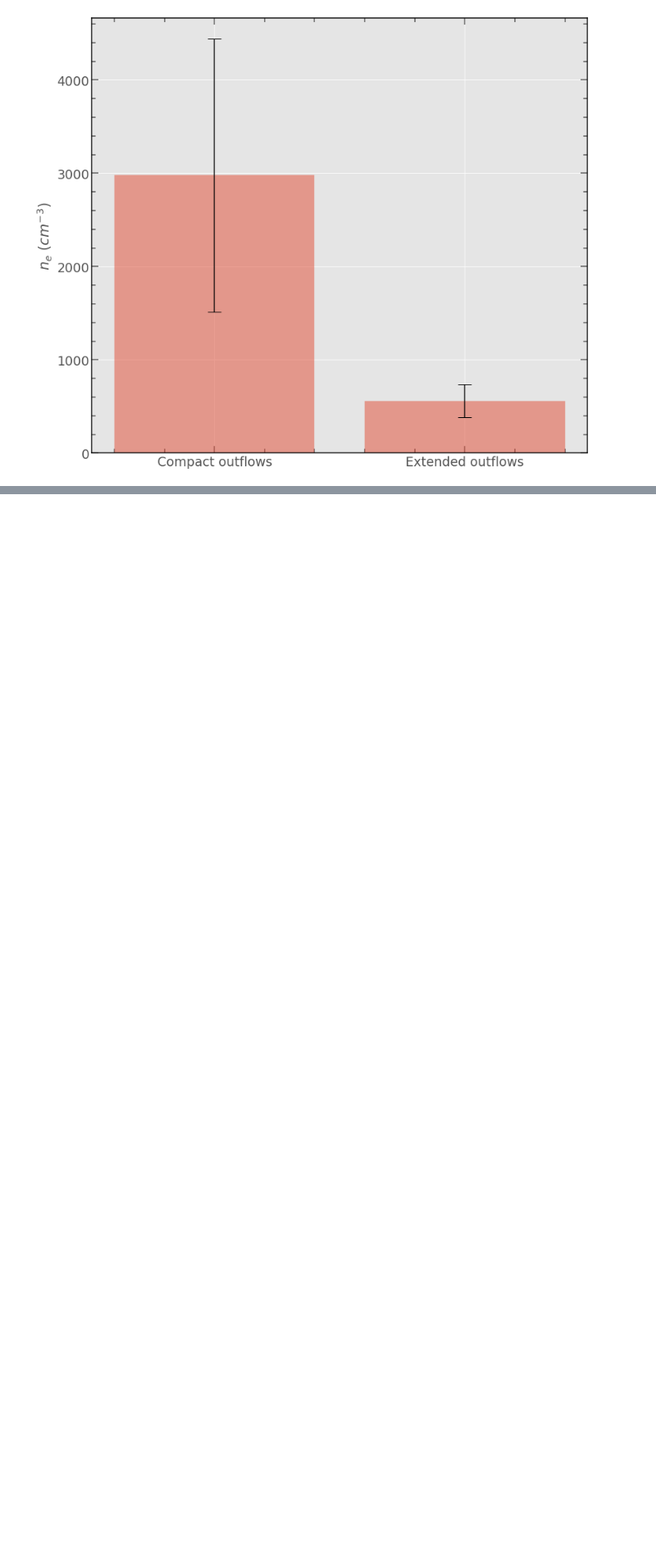
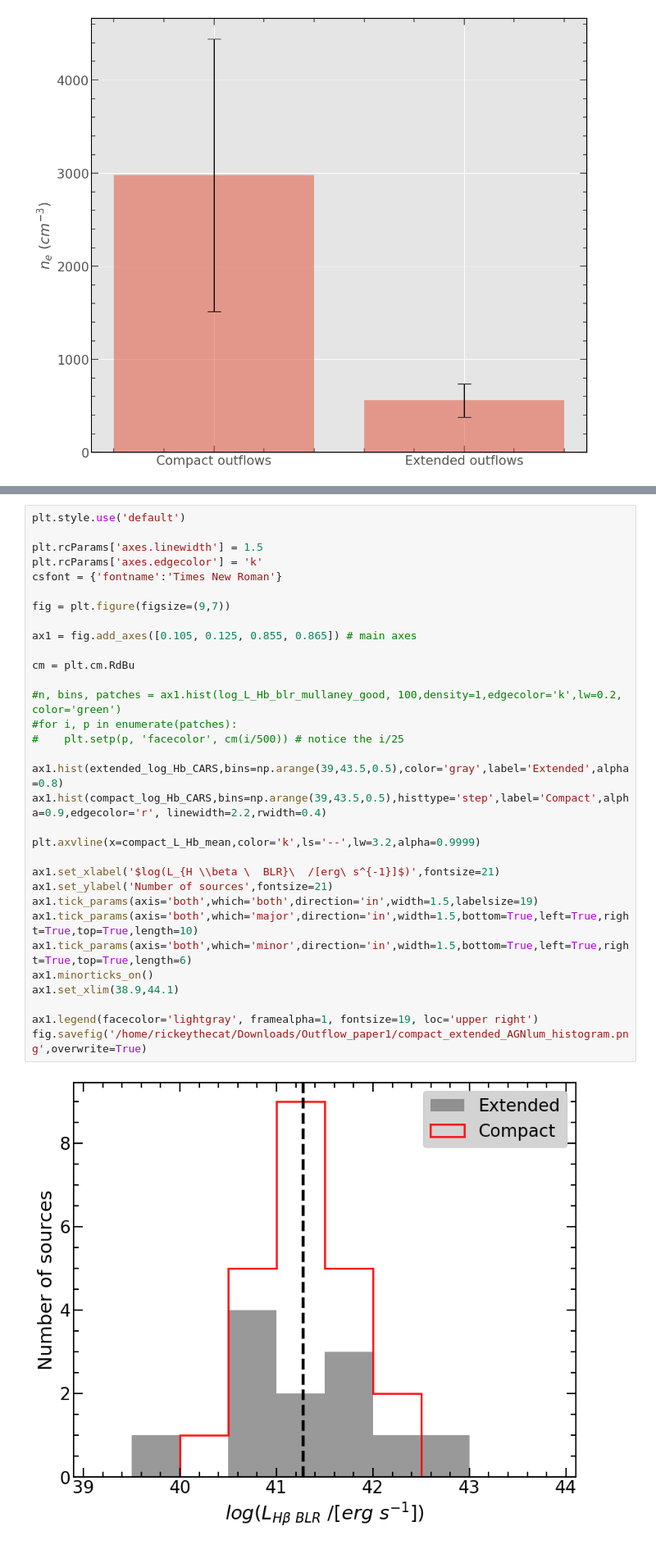
Before and after one commit to astrmainak/mainaksingha1, a Jupyter notebook: Result Plots Paper 1.ipynb, the cells around one changed output, grey strips where cells are left out. Shown at 82% size. Drawn from its saved outputs; the diff is of its cells as text; blank space fills up the shorter version.

```diff
--- a/Result Plots Paper 1.ipynb
+++ b/Result Plots Paper 1.ipynb
@@ -462,0 +493,34 @@ plt.hist(np.random.choice(extended_log_Hb_CARS,size=100))
+# %%
+plt.style.use('default')
+
+plt.rcParams['axes.linewidth'] = 1.5
+plt.rcParams['axes.edgecolor'] = 'k'
+csfont = {'fontname':'Times New Roman'}
+
+fig = plt.figure(figsize=(9,7))
+
+ax1 = fig.add_axes([0.105, 0.125, 0.855, 0.865]) # main axes
+
+cm = plt.cm.RdBu
+
+#n, bins, patches = ax1.hist(log_L_Hb_blr_mullaney_good, 100,density=1,edgecolor='k',lw=0.2, color='green')
+#for i, p in enumerate(patches):
+#    plt.setp(p, 'facecolor', cm(i/500)) # notice the i/25
+
+ax1.hist(extended_log_Hb_CARS,bins=np.arange(39,43.5,0.5),color='gray',label='Extended',alpha=0.8)
+ax1.hist(compact_log_Hb_CARS,bins=np.arange(39,43.5,0.5),histtype='step',label='Compact',alpha=0.9,edgecolor='r', linewidth=2.2,rwidth=0.4)
+
+plt.axvline(x=compact_L_Hb_mean,color='k',ls='--',lw=3.2,alpha=0.9999)
+
+ax1.set_xlabel('$log(L_{H \\beta \  BLR}\  /[erg\ s^{-1}]$)',fontsize=21)
+ax1.set_ylabel('Number of sources',fontsize=21)
+ax1.tick_params(axis='both',which='both',direction='in',width=1.5,labelsize=19)
+ax1.tick_params(axis='both',which='major',direction='in',width=1.5,bottom=True,left=True,right=True,top=True,length=10)
+ax1.tick_params(axis='both',which='minor',direction='in',width=1.5,bottom=True,left=True,right=True,top=True,length=6)
+ax1.minorticks_on()
+ax1.set_xlim(38.9,44.1)
+
+ax1.legend(facecolor='lightgray', framealpha=1, fontsize=19, loc='upper right')
+fig.savefig('/home/rickeythecat/Downloads/Outflow_paper1/compact_extended_AGNlum_histogram.png',overwrite=True)
+# %% [output]
+[figure, added]
```
Also changed, not shown: parts of 35 cells of this notebook.
